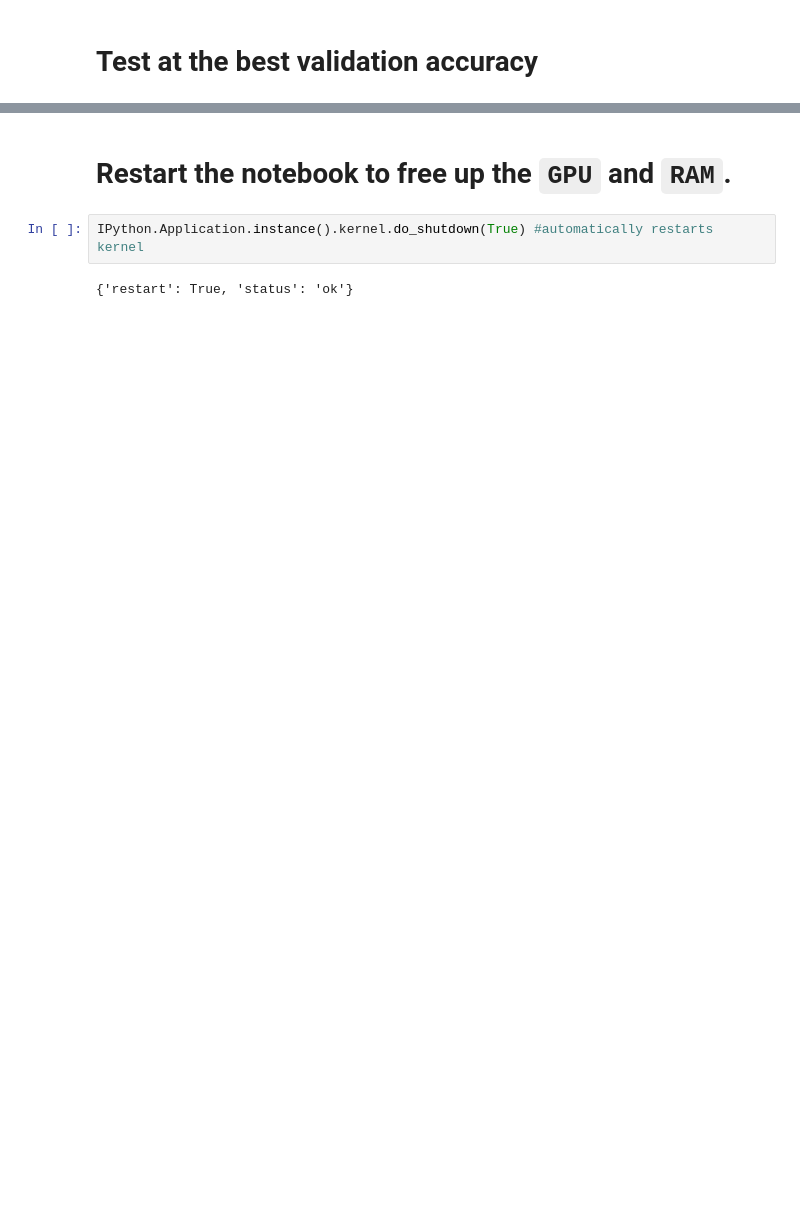
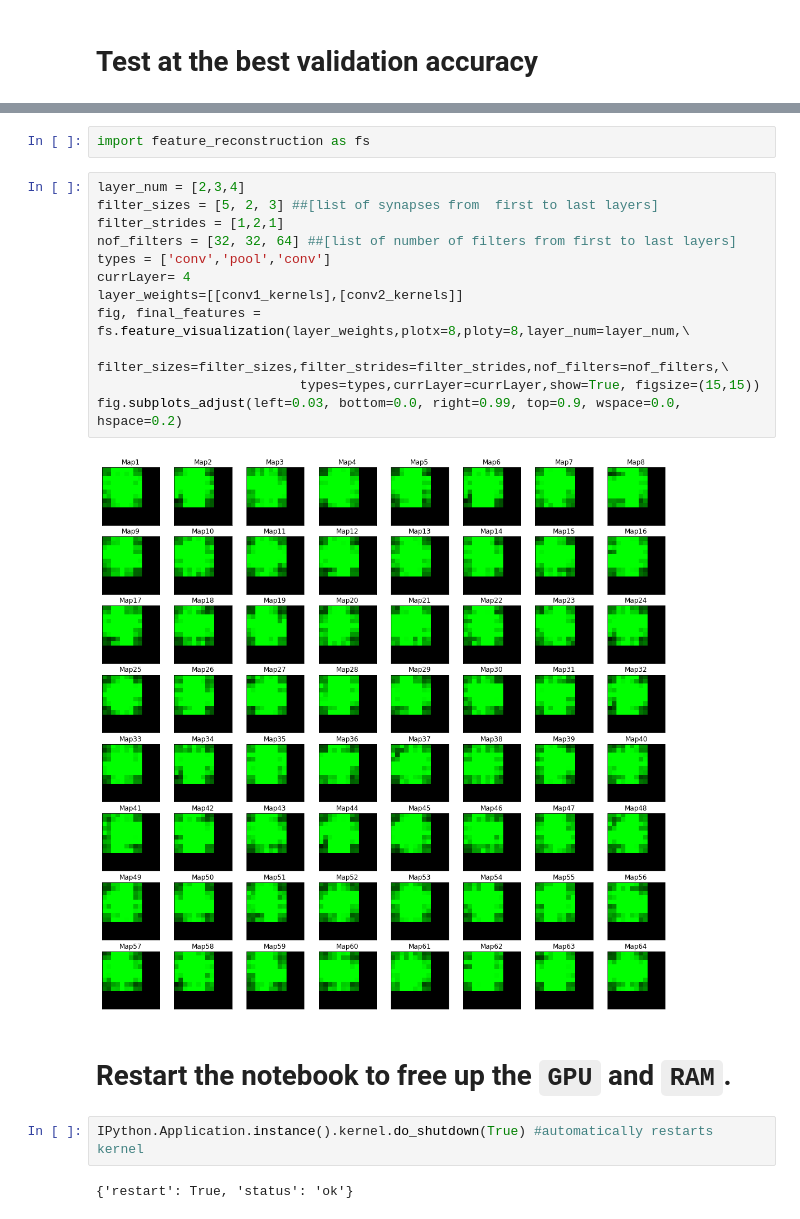
Before and after one commit to ruthvik92/ECE_697_Fall2020, a Jupyter notebook: train_cnn_using_numpy_arrays.ipynb, the cells around one changed output, grey strips where cells are left out. Cells and saved outputs as stored; diff of their text form; blank space fills up the shorter version.

Commit message:
added feature reconstruction for cnns

```diff
--- a/train_cnn_using_numpy_arrays.ipynb
+++ b/train_cnn_using_numpy_arrays.ipynb
@@ -236,3 +307,19 @@ model.evaluate(test_x, test_y, batch_size=len(test_x))
+# %%
+import feature_reconstruction as fs
+# %%
+layer_num = [2,3,4]
+filter_sizes = [5, 2, 3] ##[list of synapses from  first to last layers]
+filter_strides = [1,2,1]
+nof_filters = [32, 32, 64] ##[list of number of filters from first to last layers]
+types = ['conv','pool','conv']
+currLayer= 4
+layer_weights=[[conv1_kernels],[conv2_kernels]]
+fig, final_features = fs.feature_visualization(layer_weights,plotx=8,ploty=8,layer_num=layer_num,\
+                          filter_sizes=filter_sizes,filter_strides=filter_strides,nof_filters=nof_filters,\
+                          types=types,currLayer=currLayer,show=True, figsize=(15,15))
+fig.subplots_adjust(left=0.03, bottom=0.0, right=0.99, top=0.9, wspace=0.0, hspace=0.2)
+# %% [output]
+[figure, added]
 # %% [markdown]
 # Restart the notebook to free up the `GPU` and `RAM`.
 # %%
```
Also changed, not shown: parts of 11 cells of this notebook, 2 other files.
